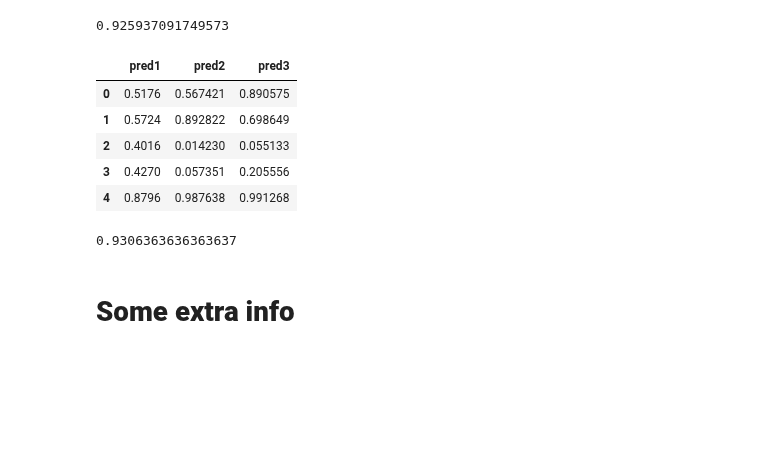
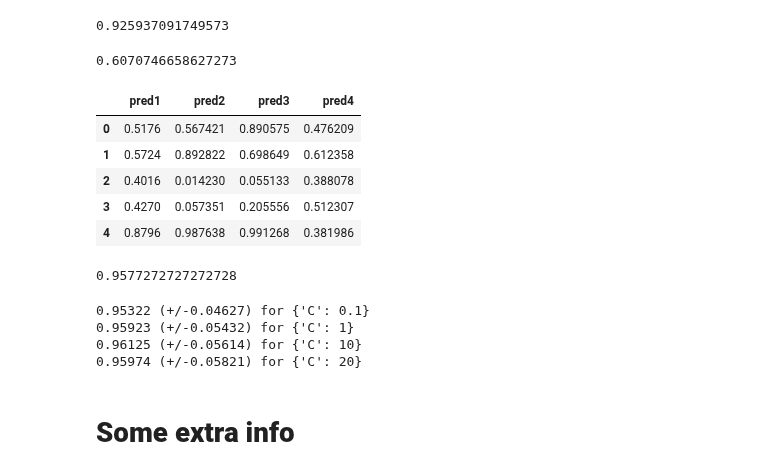
Before and after one commit to CallensToon/Machine_Learning_course_UGent_D012554_kaggle, a Jupyter notebook: Eye blinking prediction.ipynb, the cells around one changed output. Cells and saved outputs as stored; diff of their text form; code cells hidden in the pictures; blank space fills up the shorter version.

```diff
--- a/Eye blinking prediction.ipynb
+++ b/Eye blinking prediction.ipynb
@@ -1193,6 +1203,7 @@ results.to_csv(filename,index=False)
 model1 = RandomForestClassifier(max_depth=30, min_samples_leaf=1, min_samples_split=2, n_estimators=5000)
 model2 = SVC(C=10, gamma=1, probability=True)
 model3 = xgb.XGBClassifier(objective ='binary:logistic', learning_rate=0.01, n_estimators = 5000, max_depth = 8, min_child_weight=1, gamma=0, subsample=0.85, colsample_bytree = 0.95, scale_pos_weight=1)
+model4 = LogisticRegression()
 # %%
 from sklearn.model_selection import train_test_split
 from sklearn.metrics import roc_auc_score
@@ -1228,32 +1239,55 @@ print(score_auc)
 0.925937091749573
 # %%
 X_train_ss, X_test_ss, y_train_ss, y_test_ss = train_test_split(X_train_stand, y_train, test_size=0.1, random_state=54)
-model3.fit(X_train_ss, y_train_ss)
+model4.fit(X_train_ss, y_train_ss)
 
-predictions_train3 = model3.predict_proba(X_test_ss)
+predictions_train4 = model4.predict_proba(X_test_ss)
 
-score_auc = roc_auc_score(y_test_ss, predictions_train3[:,1])
+score_auc = roc_auc_score(y_test_ss, predictions_train4[:,1])
 print(score_auc)
+# %% [output]
+0.6070746658627273
 # %%
 probeer = pd.DataFrame()
 probeer['pred1'] = predictions_train1[:,1]
 probeer['pred2'] = predictions_train2[:,1]
 probeer['pred3'] = predictions_train3[:,1]
+probeer['pred4'] = predictions_train4[:,1]
 probeer.head()
 # %% [output]
-|  | pred1 | pred2 | pred3 |
-| 0 | 0.5176 | 0.567421 | 0.890575 |
-| 1 | 0.5724 | 0.892822 | 0.698649 |
-| 2 | 0.4016 | 0.014230 | 0.055133 |
-| 3 | 0.4270 | 0.057351 | 0.205556 |
-| 4 | 0.8796 | 0.987638 | 0.991268 |
+|  | pred1 | pred2 | pred3 | pred4 |
+| 0 | 0.5176 | 0.567421 | 0.890575 | 0.476209 |
+| 1 | 0.5724 | 0.892822 | 0.698649 | 0.612358 |
+| 2 | 0.4016 | 0.014230 | 0.055133 | 0.388078 |
+| 3 | 0.4270 | 0.057351 | 0.205556 | 0.512307 |
+| 4 | 0.8796 | 0.987638 | 0.991268 | 0.381986 |
 # %%
-modelmeta = xgb.XGBClassifier()
+modelmeta = LogisticRegression(C=10, solver='liblinear')
 #modelmeta.fit(probeer, y_test_ss)
 score_auc = cross_val_score(modelmeta, probeer, y_test_ss, scoring='roc_auc', cv=10).mean()
 print(score_auc)
 # %% [output]
-0.9306363636363637
+0.9577272727272728
+# %%
+from sklearn.model_selection import GridSearchCV
+
+model=LogisticRegression(solver='liblinear')
+search_space = [0.1,1,10,20]
+params = dict(C=search_space)
+grid_search = GridSearchCV(model, param_grid=params, iid=False, scoring='roc_auc')
+
+grid_search.fit(probeer, y_test_ss)
+
+means = grid_search.cv_results_['mean_test_score']
+stds = grid_search.cv_results_['std_test_score']
+
+for mean_score, std, params in zip(means, stds, grid_search.cv_results_['params']):
+    print("{:.5f} (+/-{:.5f}) for {}".format(mean_score, std * 2, params))
+# %% [output]
+0.95322 (+/-0.04627) for {'C': 0.1}
+0.95923 (+/-0.05432) for {'C': 1}
+0.96125 (+/-0.05614) for {'C': 10}
+0.95974 (+/-0.05821) for {'C': 20}
 # %% [markdown]
 # **Some extra info**
 # %%
```
Also changed, not shown: parts of 2 cells of this notebook.
